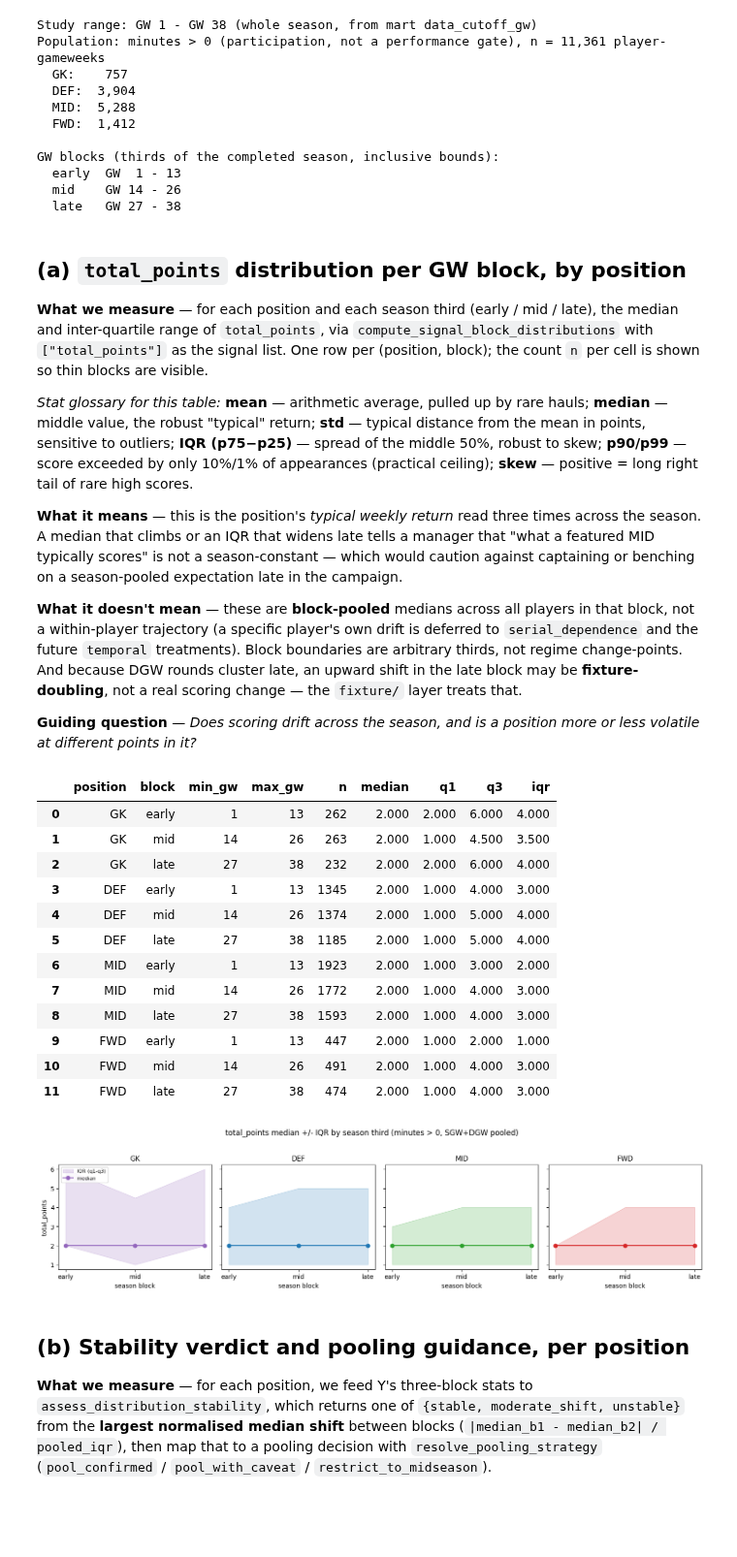
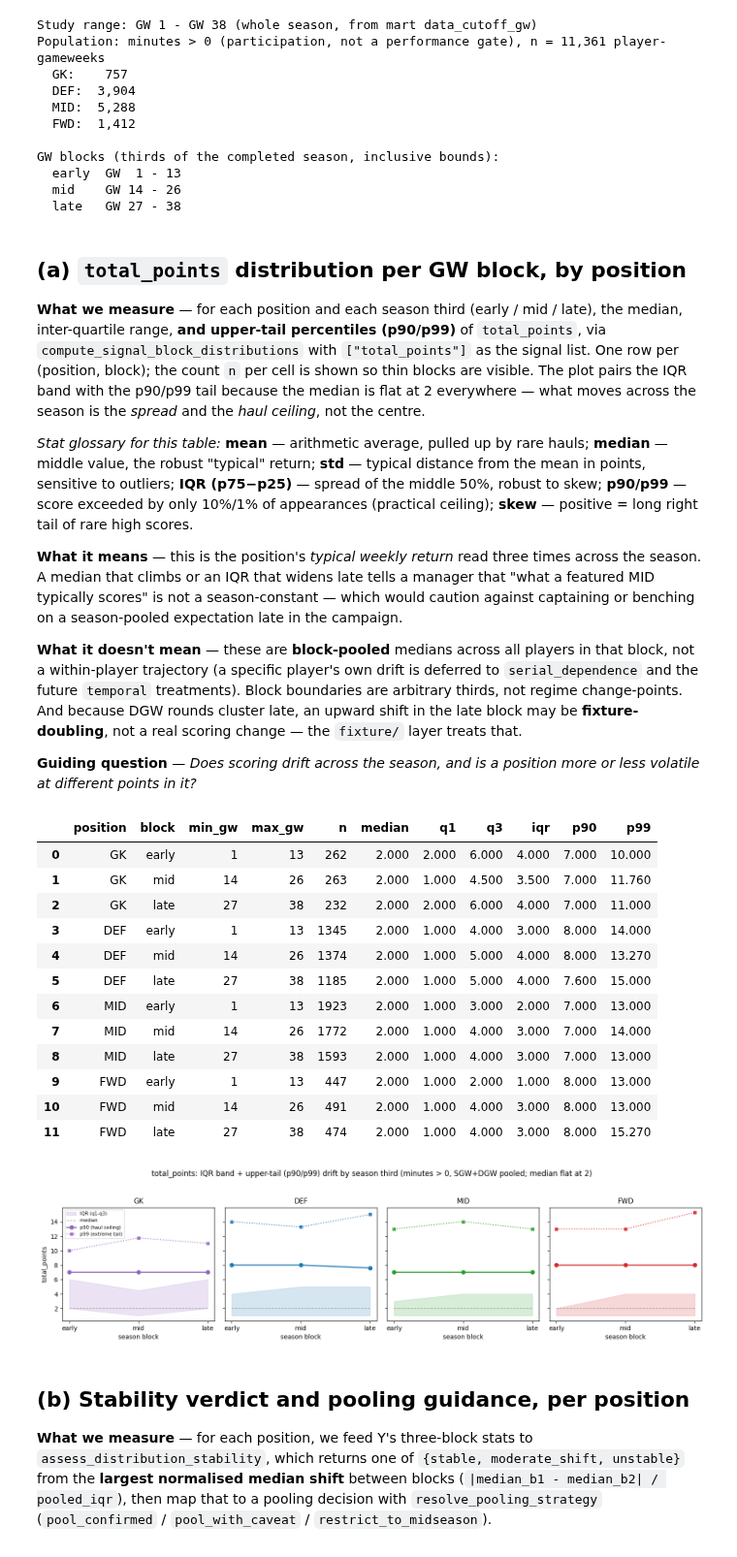
Before and after one commit to gisaf22/fpl-intelligence, a Jupyter notebook: research/foundation/temporal/target_stability.ipynb, the cells around one changed output. Shown at 97% size. Drawn from its saved outputs; the diff is of its cells as text; code cells hidden in the pictures; blank space fills up the shorter version.

```diff
--- a/research/foundation/temporal/target_stability.ipynb
+++ b/research/foundation/temporal/target_stability.ipynb
@@ -141,10 +141,12 @@ GW blocks (thirds of the completed season, inclusive bounds):
 ## (a) `total_points` distribution per GW block, by position
 
 **What we measure** — for each position and each season third (early / mid /
-late), the median and inter-quartile range of `total_points`, via
-`compute_signal_block_distributions` with `["total_points"]` as the signal
-list. One row per (position, block); the count `n` per cell is shown so thin
-blocks are visible.
+late), the median, inter-quartile range, **and upper-tail percentiles
+(p90/p99)** of `total_points`, via `compute_signal_block_distributions` with
+`["total_points"]` as the signal list. One row per (position, block); the count
+`n` per cell is shown so thin blocks are visible. The plot pairs the IQR band
+with the p90/p99 tail because the median is flat at 2 everywhere — what moves
+across the season is the *spread* and the *haul ceiling*, not the centre.
 
 *Stat glossary for this table:* **mean** — arithmetic average, pulled up by rare hauls; **median** — middle value, the robust "typical" return; **std** — typical distance from the mean in points, sensitive to outliers; **IQR (p75−p25)** — spread of the middle 50%, robust to skew; **p90/p99** — score exceeded by only 10%/1% of appearances (practical ceiling); **skew** — positive = long right tail of rare high scores.
 
@@ -175,45 +177,55 @@ y_blocks = compute_signal_block_distributions(
 y_blocks["block"] = pd.Categorical(y_blocks["block"], categories=BLOCK_ORDER, ordered=True)
 y_blocks["position"] = pd.Categorical(y_blocks["position"], categories=POSITIONS, ordered=True)
 y_blocks = y_blocks.sort_values(["position", "block"]).reset_index(drop=True)
-display(y_blocks[["position", "block", "min_gw", "max_gw", "n", "median", "q1", "q3", "iqr"]])
+display(y_blocks[["position", "block", "min_gw", "max_gw", "n", "median", "q1", "q3", "iqr", "p90", "p99"]])
 # %% [output]
-|  | position | block | min_gw | max_gw | n | median | q1 | q3 | iqr |
-| 0 | GK | early | 1 | 13 | 262 | 2.000 | 2.000 | 6.000 | 4.000 |
-| 1 | GK | mid | 14 | 26 | 263 | 2.000 | 1.000 | 4.500 | 3.500 |
-| 2 | GK | late | 27 | 38 | 232 | 2.000 | 2.000 | 6.000 | 4.000 |
-| 3 | DEF | early | 1 | 13 | 1345 | 2.000 | 1.000 | 4.000 | 3.000 |
-| 4 | DEF | mid | 14 | 26 | 1374 | 2.000 | 1.000 | 5.000 | 4.000 |
-| 5 | DEF | late | 27 | 38 | 1185 | 2.000 | 1.000 | 5.000 | 4.000 |
-| 6 | MID | early | 1 | 13 | 1923 | 2.000 | 1.000 | 3.000 | 2.000 |
-| 7 | MID | mid | 14 | 26 | 1772 | 2.000 | 1.000 | 4.000 | 3.000 |
-| 8 | MID | late | 27 | 38 | 1593 | 2.000 | 1.000 | 4.000 | 3.000 |
-| 9 | FWD | early | 1 | 13 | 447 | 2.000 | 1.000 | 2.000 | 1.000 |
-| 10 | FWD | mid | 14 | 26 | 491 | 2.000 | 1.000 | 4.000 | 3.000 |
-| 11 | FWD | late | 27 | 38 | 474 | 2.000 | 1.000 | 4.000 | 3.000 |
+|  | position | block | min_gw | max_gw | n | median | q1 | q3 | iqr | p90 | p99 |
+| 0 | GK | early | 1 | 13 | 262 | 2.000 | 2.000 | 6.000 | 4.000 | 7.000 | 10.000 |
+| 1 | GK | mid | 14 | 26 | 263 | 2.000 | 1.000 | 4.500 | 3.500 | 7.000 | 11.760 |
+| 2 | GK | late | 27 | 38 | 232 | 2.000 | 2.000 | 6.000 | 4.000 | 7.000 | 11.000 |
+| 3 | DEF | early | 1 | 13 | 1345 | 2.000 | 1.000 | 4.000 | 3.000 | 8.000 | 14.000 |
+| 4 | DEF | mid | 14 | 26 | 1374 | 2.000 | 1.000 | 5.000 | 4.000 | 8.000 | 13.270 |
+| 5 | DEF | late | 27 | 38 | 1185 | 2.000 | 1.000 | 5.000 | 4.000 | 7.600 | 15.000 |
+| 6 | MID | early | 1 | 13 | 1923 | 2.000 | 1.000 | 3.000 | 2.000 | 7.000 | 13.000 |
+| 7 | MID | mid | 14 | 26 | 1772 | 2.000 | 1.000 | 4.000 | 3.000 | 7.000 | 14.000 |
+| 8 | MID | late | 27 | 38 | 1593 | 2.000 | 1.000 | 4.000 | 3.000 | 7.000 | 13.000 |
+| 9 | FWD | early | 1 | 13 | 447 | 2.000 | 1.000 | 2.000 | 1.000 | 8.000 | 13.000 |
+| 10 | FWD | mid | 14 | 26 | 491 | 2.000 | 1.000 | 4.000 | 3.000 | 8.000 | 13.000 |
+| 11 | FWD | late | 27 | 38 | 474 | 2.000 | 1.000 | 4.000 | 3.000 | 8.000 | 15.270 |
 # %%
-# A by-position view of median +/- IQR across the three blocks reveals drift a
-# flat table hides: a rising/falling line, or a widening band, per position.
+# Per-position view across blocks, redesigned to show what actually moves.
+# The median is flat at 2 for every (position, block), so a median line
+# carries no information here; the real drift is in (a) the IQR band and
+# (b) the upper tail (p90/p99) -- the haul ceiling, where total_points
+# variation actually lives. Median is kept only as a faint grey reference.
+# sharey puts all positions on one scale for cross-position comparison.
 colours = {"GK": "#9467bd", "DEF": "#1f77b4", "MID": "#2ca02c", "FWD": "#d62728"}
 x = np.arange(len(BLOCK_ORDER))
-fig, axes = plt.subplots(1, 4, figsize=(15, 3.6), sharey=True)
+fig, axes = plt.subplots(1, 4, figsize=(15, 3.8), sharey=True)
 for ax, pos in zip(axes, POSITIONS):
     sub = y_blocks[y_blocks["position"] == pos].set_index("block").reindex(BLOCK_ORDER)
-    med = sub["median"].to_numpy(dtype=float)
     q1 = sub["q1"].to_numpy(dtype=float)
     q3 = sub["q3"].to_numpy(dtype=float)
-    ax.fill_between(x, q1, q3, color=colours[pos], alpha=0.2, label="IQR (q1-q3)")
-    ax.plot(x, med, "-o", color=colours[pos], label="median")
+    med = sub["median"].to_numpy(dtype=float)
+    p90 = sub["p90"].to_numpy(dtype=float)
+    p99 = sub["p99"].to_numpy(dtype=float)
+    c = colours[pos]
+    ax.fill_between(x, q1, q3, color=c, alpha=0.18, label="IQR (q1-q3)")
+    ax.plot(x, med, "--", color="grey", lw=1, alpha=0.7, label="median")
+    ax.plot(x, p90, "-o", color=c, lw=1.8, label="p90 (haul ceiling)")
+    ax.plot(x, p99, ":s", color=c, lw=1.5, ms=5, alpha=0.85, label="p99 (extreme tail)")
     ax.set_xticks(x)
     ax.set_xticklabels(BLOCK_ORDER)
     ax.set_title(pos, fontsize=11)
     ax.set_xlabel("season block")
 axes[0].set_ylabel("total_points")
-axes[0].legend(fontsize=8, loc="upper left")
-fig.suptitle("total_points median +/- IQR by season third (minutes > 0, SGW+DGW pooled)", y=1.03)
+axes[0].legend(fontsize=7.5, loc="upper left")
+fig.suptitle("total_points: IQR band + upper-tail (p90/p99) drift by season third "
+             "(minutes > 0, SGW+DGW pooled; median flat at 2)", y=1.04)
 plt.tight_layout()
 plt.show()
 # %% [output]
-[figure, old version]
+[figure, new version]
 # %% [markdown]
 ## (b) Stability verdict and pooling guidance, per position
 
```
Also changed, not shown: parts of 1 cell of this notebook, 2 other files.
